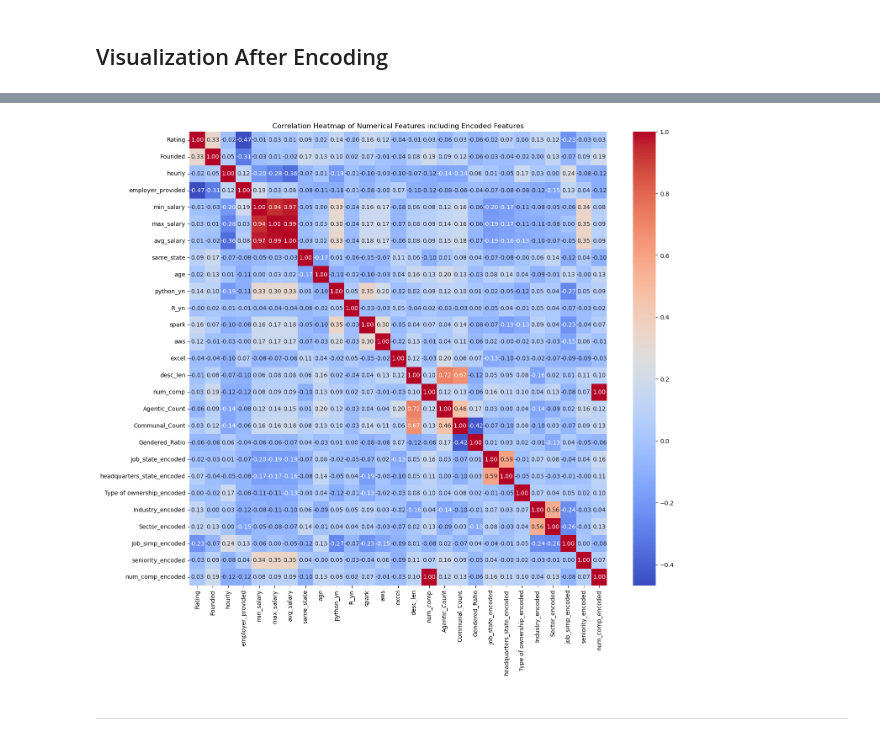
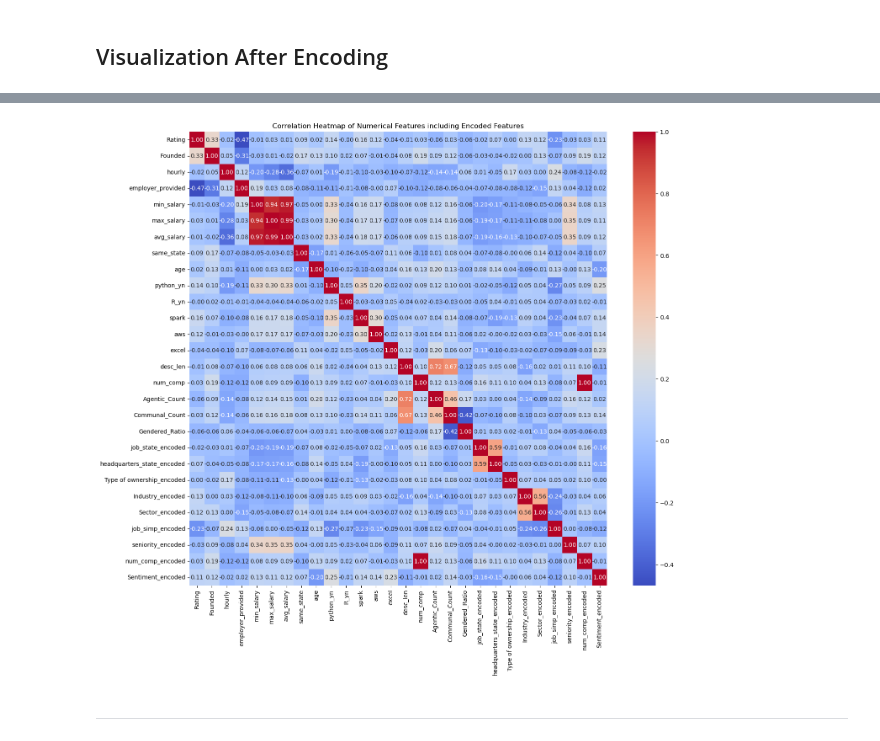
Before and after one commit to AnalysisKris/Finley_Capstone, a Jupyter notebook: EDA.ipynb, the cells around one changed output, grey strips where cells are left out. Saved outputs shown, nothing was run; the diff lists cells and outputs as text; code cells hidden in the pictures.

```diff
--- a/EDA.ipynb
+++ b/EDA.ipynb
@@ -221,31 +223,0 @@ Passing `palette` without assigning `hue` is deprecated and will be removed in v
-# %%
-# List of categorical features to analyze
-categorical_features = [
-    'job_state', 'headquarters_state', 'Type of ownership', 'Industry', 'Sector', 'job_simp', 'seniority', 'num_comp'
-]
-
-# Number of features
-n_features = len(categorical_features)
-
-# Determine the grid size for subplots
-ncols = 1  # Number of columns in the grid
-nrows = (n_features + ncols - 1) // ncols  # Calculate the number of rows needed
-
-# Create a figure with subplots
-fig, axes = plt.subplots(nrows=nrows, ncols=ncols, figsize=(15, 5 * nrows))
-
-# Flatten the axes array for easy iteration
-axes = axes.flatten()
-
-# Plot distribution of each categorical feature
-for i, feature in enumerate(categorical_features):
-    sns.countplot(y=feature, data=df, ax=axes[i])
-    axes[i].set_title(f'Distribution of {feature}')
-
-# Remove any unused subplots
-for j in range(i + 1, len(axes)):
-    fig.delaxes(axes[j])
-
-# Adjust layout to avoid overlap
-plt.tight_layout()
-plt.show()
@@ -400,7 +470,7 @@ Uses Label Encoding to convert categorical features into numerical format. This
 # List of categorical features to encode
 categorical_features = [
     'job_state', 'headquarters_state', 'Type of ownership', 'Industry',
-    'Sector', 'job_simp', 'seniority', 'num_comp'
+    'Sector', 'job_simp', 'seniority', 'num_comp','Sentiment'
 ]
 
 # Initialize LabelEncoder
@@ -620,29 +661,29 @@ Name: Sentiment, dtype: float64
 # %%
 # List of numerical columns to include in the correlation heatmap
 numerical_columns = [
     'Rating', 'Founded', 'hourly', 'employer_provided', 'min_salary',
     'max_salary', 'avg_salary', 'same_state', 'age', 'python_yn',
     'R_yn', 'spark', 'aws', 'excel', 'desc_len', 'num_comp',
     'Agentic_Count', 'Communal_Count', 'Gendered_Ratio',
     'job_state_encoded', 'headquarters_state_encoded', 'Type of ownership_encoded',
     'Industry_encoded', 'Sector_encoded', 'job_simp_encoded',
-    'seniority_encoded', 'num_comp_encoded'
+    'seniority_encoded', 'num_comp_encoded','Sentiment_encoded'
 ]
 
 # Filter the DataFrame to include only the numerical columns
 df_numerical = df[numerical_columns]
 
 
 # Calculate the correlation matrix
 correlation_matrix = df_numerical.corr()
 
 # Create a heatmap using seaborn
 plt.figure(figsize=(16, 14))
 sns.heatmap(correlation_matrix, annot=True, cmap='coolwarm', fmt=".2f")
 plt.title('Correlation Heatmap of Numerical Features including Encoded Features')
 plt.show()
 # %% [output]
-[figure, old version]
+[figure, new version]
 # %% [markdown]
 ---
 # %% [markdown]
```
Also changed, not shown: parts of 21 cells of this notebook, 10 other files.
